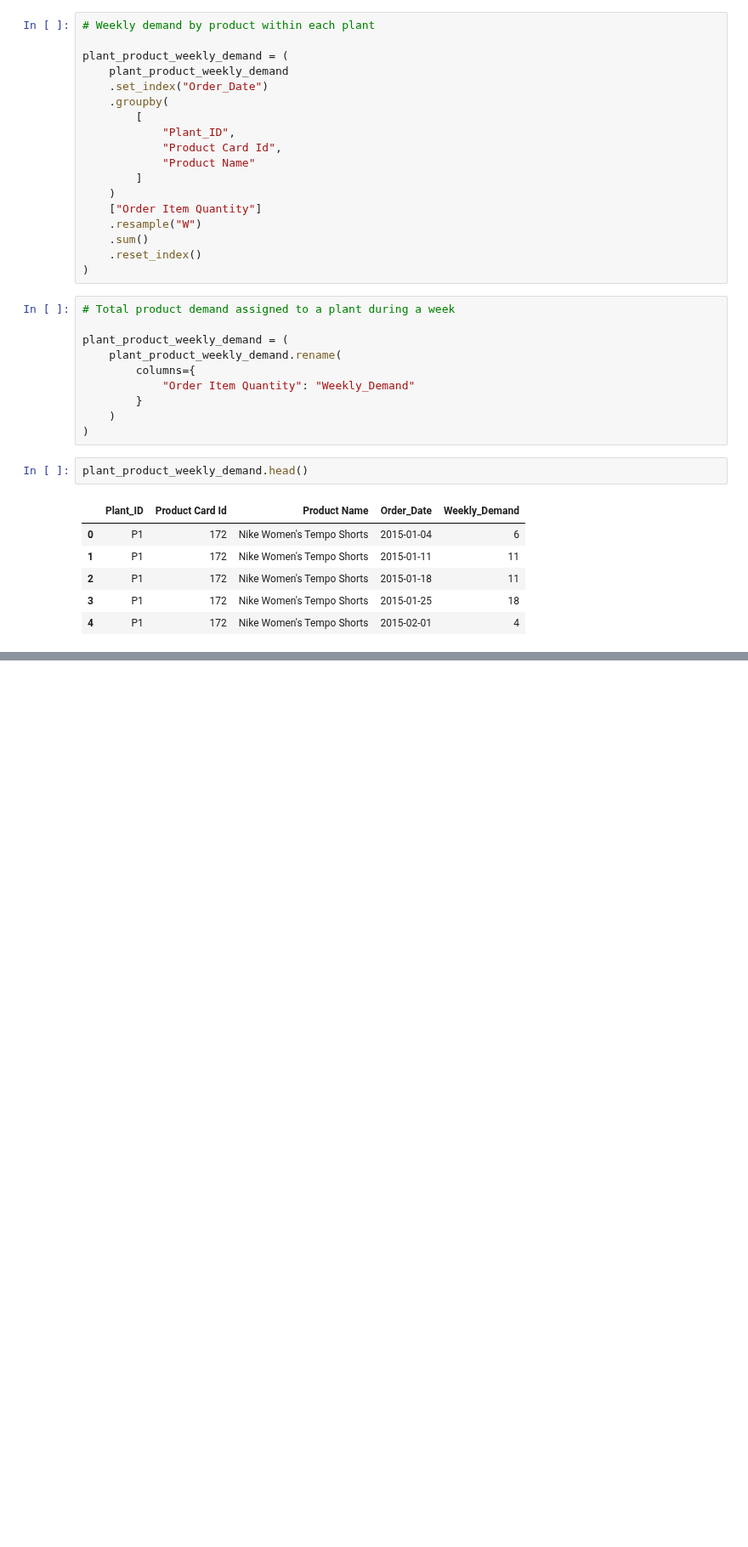
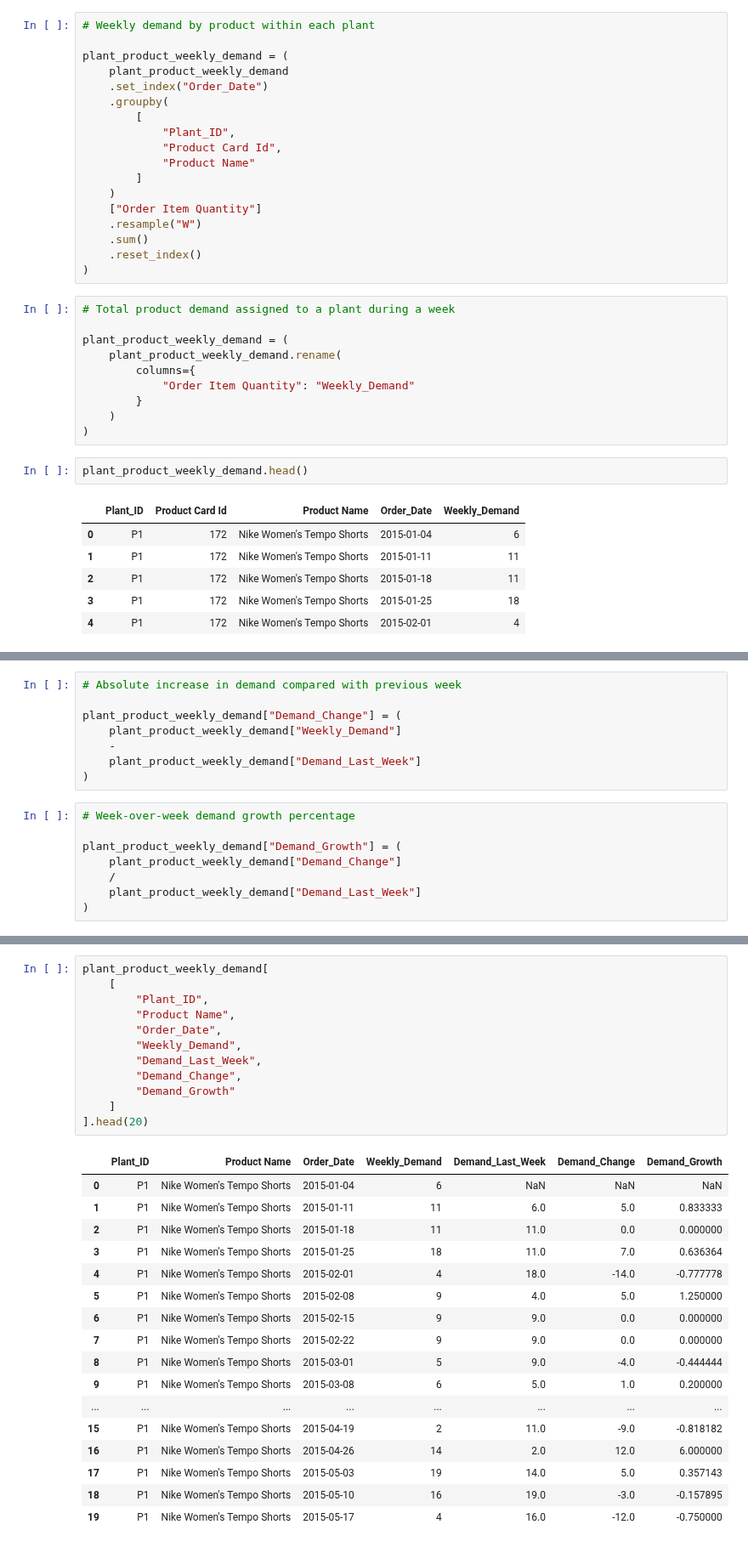
Before and after one commit to rsm-chl307/SupplyChain_Control_Tower_DataCo, a Jupyter notebook: notebooks/02_risk_metrics.ipynb, the cells around one changed output, grey strips where cells are left out. Shown at 85% size. Saved outputs shown, nothing was run; the diff lists cells and outputs as text; blank space fills up the shorter version.

```diff
--- a/notebooks/02_risk_metrics.ipynb
+++ b/notebooks/02_risk_metrics.ipynb
@@ -258,0 +332,16 @@ plant_product_weekly_demand.to_csv(
+# %%
+# Absolute increase in demand compared with previous week
+
+plant_product_weekly_demand["Demand_Change"] = (
+    plant_product_weekly_demand["Weekly_Demand"]
+    -
+    plant_product_weekly_demand["Demand_Last_Week"]
+)
+# %%
+# Week-over-week demand growth percentage
+
+plant_product_weekly_demand["Demand_Growth"] = (
+    plant_product_weekly_demand["Demand_Change"]
+    /
+    plant_product_weekly_demand["Demand_Last_Week"]
+)
@@ -258,0 +356,30 @@ plant_product_weekly_demand.to_csv(
+# %%
+plant_product_weekly_demand[
+    [
+        "Plant_ID",
+        "Product Name",
+        "Order_Date",
+        "Weekly_Demand",
+        "Demand_Last_Week",
+        "Demand_Change",
+        "Demand_Growth"
+    ]
+].head(20)
+# %% [output]
+|  | Plant_ID | Product Name | Order_Date | Weekly_Demand | Demand_Last_Week | Demand_Change | Demand_Growth |
+| 0 | P1 | Nike Women's Tempo Shorts | 2015-01-04 | 6 | NaN | NaN | NaN |
+| 1 | P1 | Nike Women's Tempo Shorts | 2015-01-11 | 11 | 6.0 | 5.0 | 0.833333 |
+| 2 | P1 | Nike Women's Tempo Shorts | 2015-01-18 | 11 | 11.0 | 0.0 | 0.000000 |
+| 3 | P1 | Nike Women's Tempo Shorts | 2015-01-25 | 18 | 11.0 | 7.0 | 0.636364 |
+| 4 | P1 | Nike Women's Tempo Shorts | 2015-02-01 | 4 | 18.0 | -14.0 | -0.777778 |
+| 5 | P1 | Nike Women's Tempo Shorts | 2015-02-08 | 9 | 4.0 | 5.0 | 1.250000 |
+| 6 | P1 | Nike Women's Tempo Shorts | 2015-02-15 | 9 | 9.0 | 0.0 | 0.000000 |
+| 7 | P1 | Nike Women's Tempo Shorts | 2015-02-22 | 9 | 9.0 | 0.0 | 0.000000 |
+| 8 | P1 | Nike Women's Tempo Shorts | 2015-03-01 | 5 | 9.0 | -4.0 | -0.444444 |
+| 9 | P1 | Nike Women's Tempo Shorts | 2015-03-08 | 6 | 5.0 | 1.0 | 0.200000 |
+| ... | ... | ... | ... | ... | ... | ... | ... |
+| 15 | P1 | Nike Women's Tempo Shorts | 2015-04-19 | 2 | 11.0 | -9.0 | -0.818182 |
+| 16 | P1 | Nike Women's Tempo Shorts | 2015-04-26 | 14 | 2.0 | 12.0 | 6.000000 |
+| 17 | P1 | Nike Women's Tempo Shorts | 2015-05-03 | 19 | 14.0 | 5.0 | 0.357143 |
+| 18 | P1 | Nike Women's Tempo Shorts | 2015-05-10 | 16 | 19.0 | -3.0 | -0.157895 |
+| 19 | P1 | Nike Women's Tempo Shorts | 2015-05-17 | 4 | 16.0 | -12.0 | -0.750000 |
```
Also changed, not shown: parts of 24 cells of this notebook, 1 other file.
